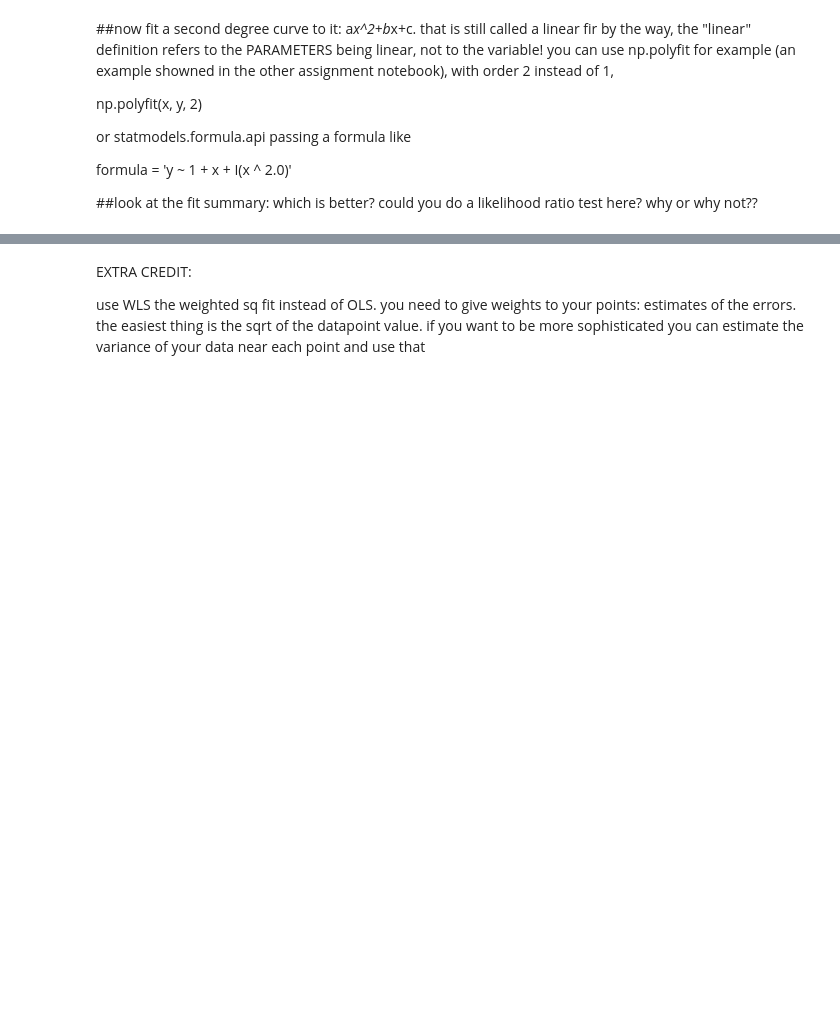
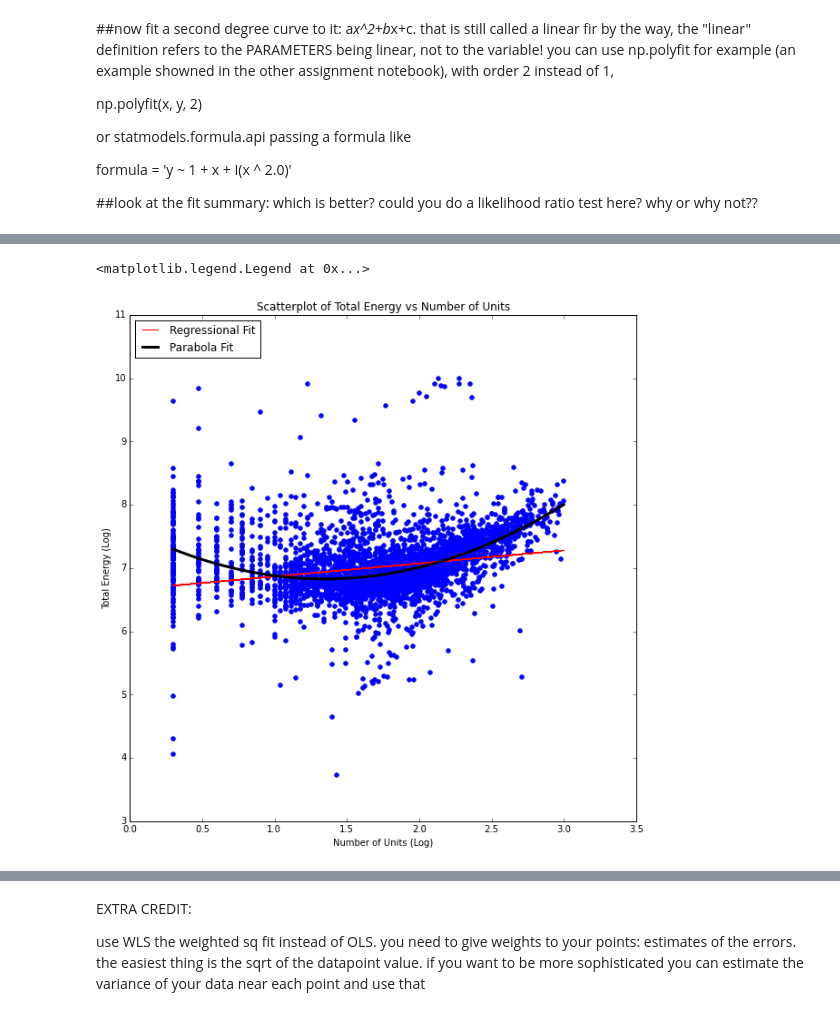
Before and after one commit to livenlulu/PUI2015_lkang, a Jupyter notebook: HW5/building_nrg_instructions.ipynb, the cells around one changed output, grey strips where cells are left out. Cells and saved outputs as stored; diff of their text form; code cells hidden in the pictures; blank space fills up the shorter version.

```diff
--- a/HW5/building_nrg_instructions.ipynb
+++ b/HW5/building_nrg_instructions.ipynb
@@ -350,3 +387,11 @@ or statmodels.formula.api passing a formula like
 formula = 'y ~ 1 + x + I(x ^ 2.0)'
 
 ##look at the fit summary: which is better? could you do a likelihood ratio test here? why or why not??
+# %%
+import statsmodels.formula.api as smf
+
+x = np.log10(bblnrgdata_cut.UnitsTotal)
+y = np.log10(bblnrgdata_cut.EUITotal)
+
+m = smf.ols(formula='y ~ 1 + x + I(x**2)', data=bblnrgdata_cut).fit()
+print m.summary()
@@ -352,0 +416,24 @@ formula = 'y ~ 1 + x + I(x ^ 2.0)'
+# %%
+X = sm.add_constant(x)
+model = sm.OLS(y, X, missing='drop')#.fit() # ignores entires where x or y is NaN
+fit = model.fit()
+fit.params[1], fit.params[0] # could also return stderr in each via fit.bse
+
+a = np.polyfit(x,y,2)
+p = np.poly1d(a)
+X = np.linspace(x.min(), x.max(), 1000)
+Y = p(X)
+#print a
+#print X, Y
+# %%
+pl.figure(figsize=(10,10))
+pl.scatter(x, y, color='b')
+pl.plot(x, fit.predict(), color='r', label='Regressional Fit')
+pl.plot(X, Y, color = 'k', linewidth=3, label='Parabola Fit')
+pl.title('Scatterplot of Total Energy vs Number of Units')
+pl.xlabel('Number of Units (Log)')
+pl.ylabel('Total Energy (Log)')
+pl.legend( loc='upper left')
+# %% [output]
+<matplotlib.legend.Legend at 0x...>
+[figure, added]
```
Also changed, not shown: parts of 25 cells of this notebook.
